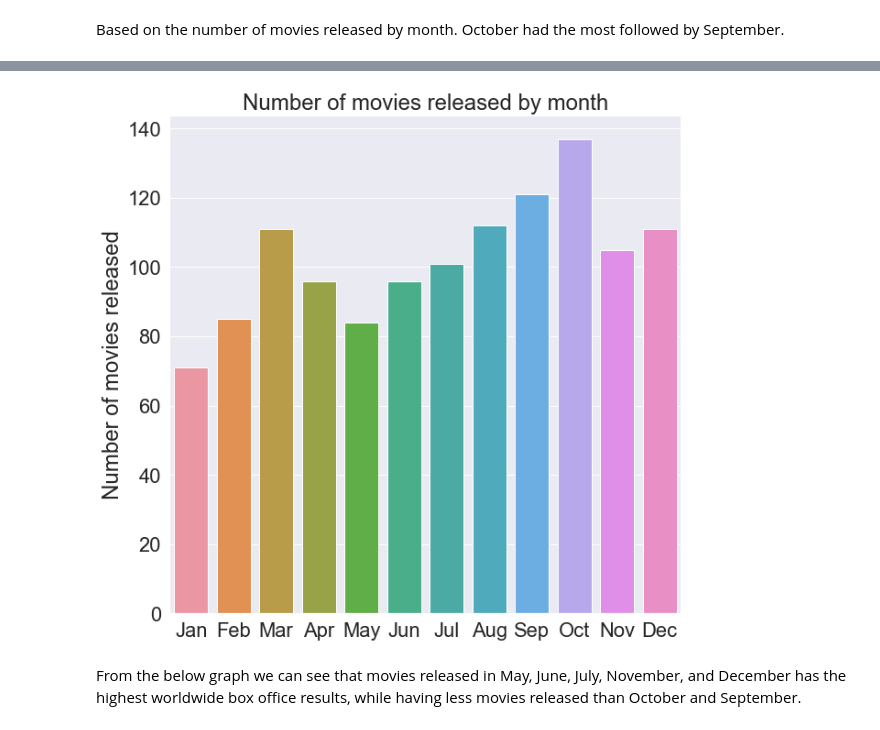
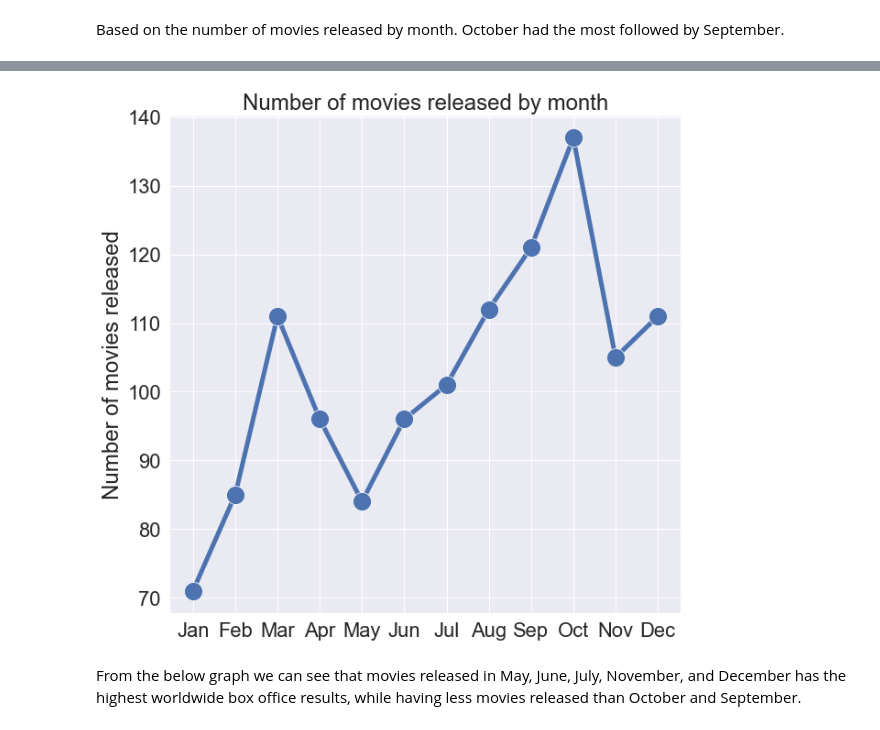
Before and after one commit to whyyoutoo/Microsoft-Movie_analysis-Project, a Jupyter notebook: Microsoft-Movie-Analysis.ipynb, the cells around one changed output, grey strips where cells are left out. Cells and saved outputs as stored; diff of their text form; code cells hidden in the pictures.

```diff
--- a/Microsoft-Movie-Analysis.ipynb
+++ b/Microsoft-Movie-Analysis.ipynb
@@ -330,30 +330,32 @@ Feb     85
 May     84
 Jan     71
 Name: month, dtype: int64
+# %%
+# sorting months by order
+order_list = ['Jan', 'Feb', 'Mar', 'Apr', 'May', 'Jun', 'Jul',\
+              'Aug', 'Sep', 'Oct', 'Nov', 'Dec']
+rm.index = pd.Categorical(rm.index, categories = order_list, ordered = True)
 # %%
 # Plotting the number of movies released by month to get a visual
-order_list = \
-['Jan', 'Feb', 'Mar', 'Apr', 'May', 'Jun',\
- 'Jul', 'Aug', 'Sep', 'Oct', 'Nov', 'Dec']
 sns.set_style('darkgrid')
 sns.set(font_scale = 2)
 plt.figure(figsize = (10,10))
-ax = sns.barplot(x = rm.index, y = rm, order = order_list)
+ax = sns.lineplot(x = rm.index, y = rm, marker = 'o', linewidth = 5, markersize = 20)
 ax.set_title('Number of movies released by month')
 ax.set(ylabel = 'Number of movies released');
 
 # change label color for presentation
 #ax.set_title('Number of movies released by month', color = 'white')
 #ax.xaxis.label.set_color('white')
 #ax.yaxis.label.set_color('white')
 #ax.tick_params(colors = 'white', which = 'both')
 #plt.savefig('images/count_movie_month.png', transparent = True)
 
 # save image
 #plt.savefig('images/count_movie_month.png')
 
 plt.show()
 # %% [output]
-[figure, old version]
+[figure, new version]
 # %% [markdown]
 From the below graph we can see that movies released in May, June, July, November, and December has the highest worldwide box office results, while having less movies released than October and September.
```
Also changed, not shown: parts of 8 cells of this notebook.
